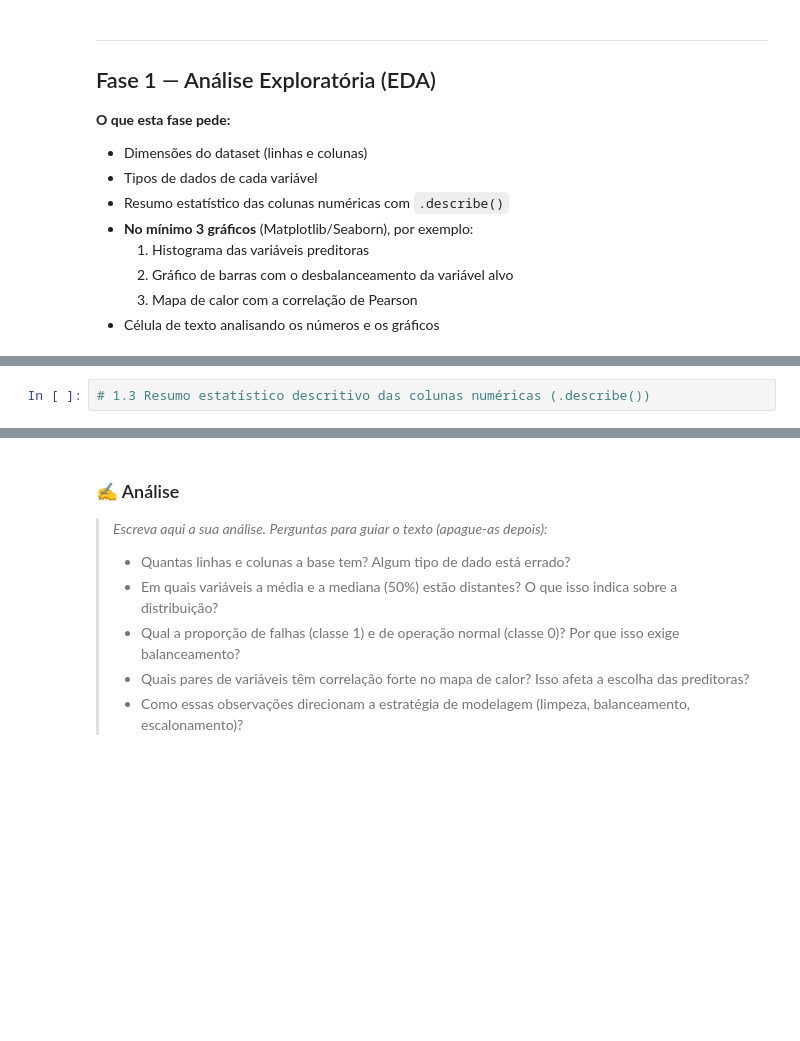
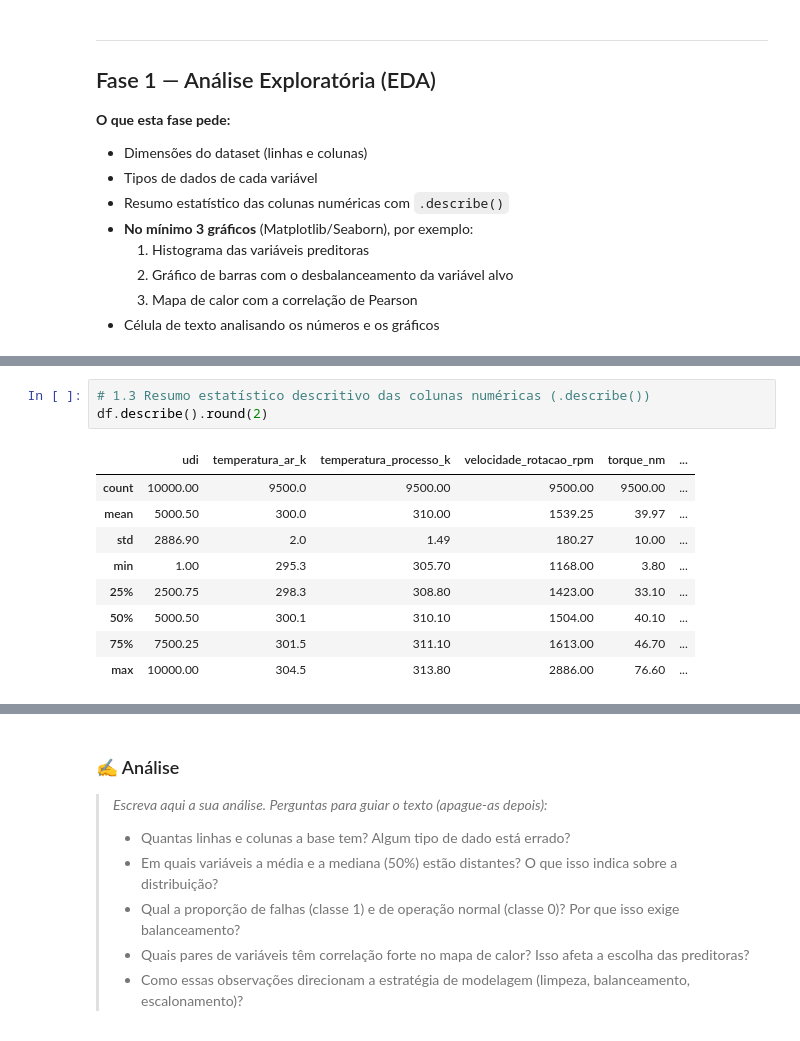
Before and after one commit to talitagalanti/manutencao-preditiva, a Jupyter notebook: notebooks/projeto_manutencao_preditiva.ipynb, the cells around one changed output, grey strips where cells are left out. Cells and saved outputs as stored; diff of their text form; blank space fills up the shorter version.

Commit message:
implementa análise exploratória com dimensões, describe e gráficos

```diff
--- a/notebooks/projeto_manutencao_preditiva.ipynb
+++ b/notebooks/projeto_manutencao_preditiva.ipynb
@@ -46,4 +90,15 @@ Importe as bibliotecas usadas no projeto e carregue a base com **caminho relativ
 # %%
 # 1.3 Resumo estatístico descritivo das colunas numéricas (.describe())
+df.describe().round(2)
+# %% [output]
+|  | udi | temperatura_ar_k | temperatura_processo_k | velocidade_rotacao_rpm | torque_nm | ... |
+| count | 10000.00 | 9500.0 | 9500.00 | 9500.00 | 9500.00 | ... |
+| mean | 5000.50 | 300.0 | 310.00 | 1539.25 | 39.97 | ... |
+| std | 2886.90 | 2.0 | 1.49 | 180.27 | 10.00 | ... |
+| min | 1.00 | 295.3 | 305.70 | 1168.00 | 3.80 | ... |
+| 25% | 2500.75 | 298.3 | 308.80 | 1423.00 | 33.10 | ... |
+| 50% | 5000.50 | 300.1 | 310.10 | 1504.00 | 40.10 | ... |
+| 75% | 7500.25 | 301.5 | 311.10 | 1613.00 | 46.70 | ... |
+| max | 10000.00 | 304.5 | 313.80 | 2886.00 | 76.60 | ... |
 # %%
 # 1.4 Gráfico 1 — Histogramas das variáveis preditoras numéricas
```
Also changed, not shown: parts of 7 cells of this notebook.
